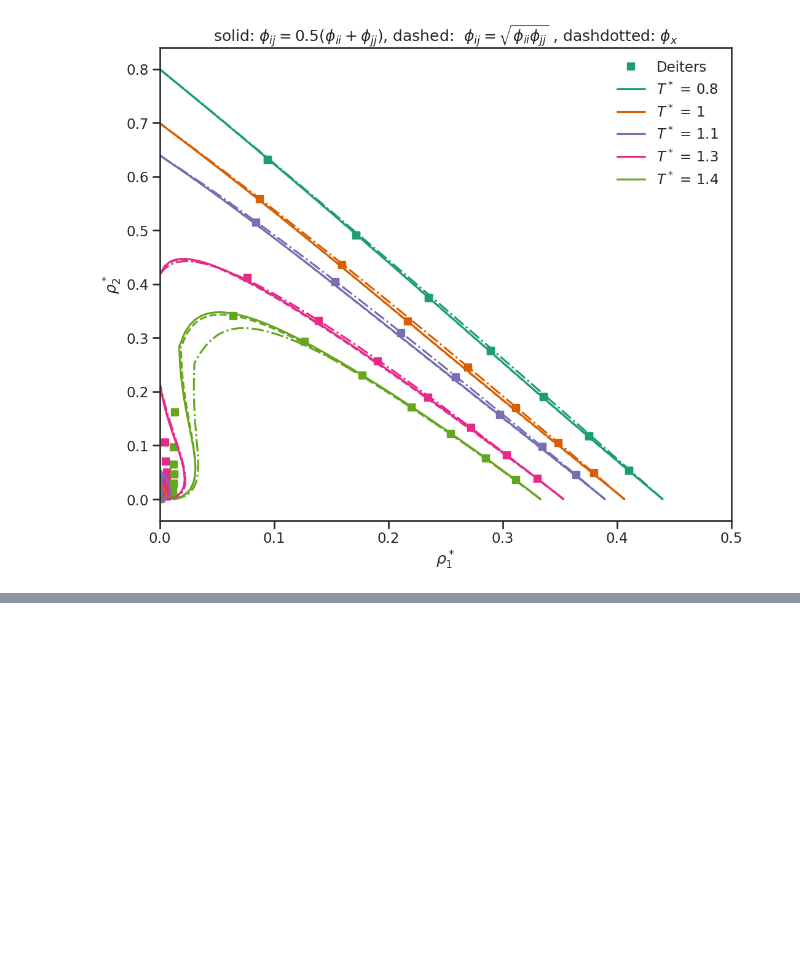
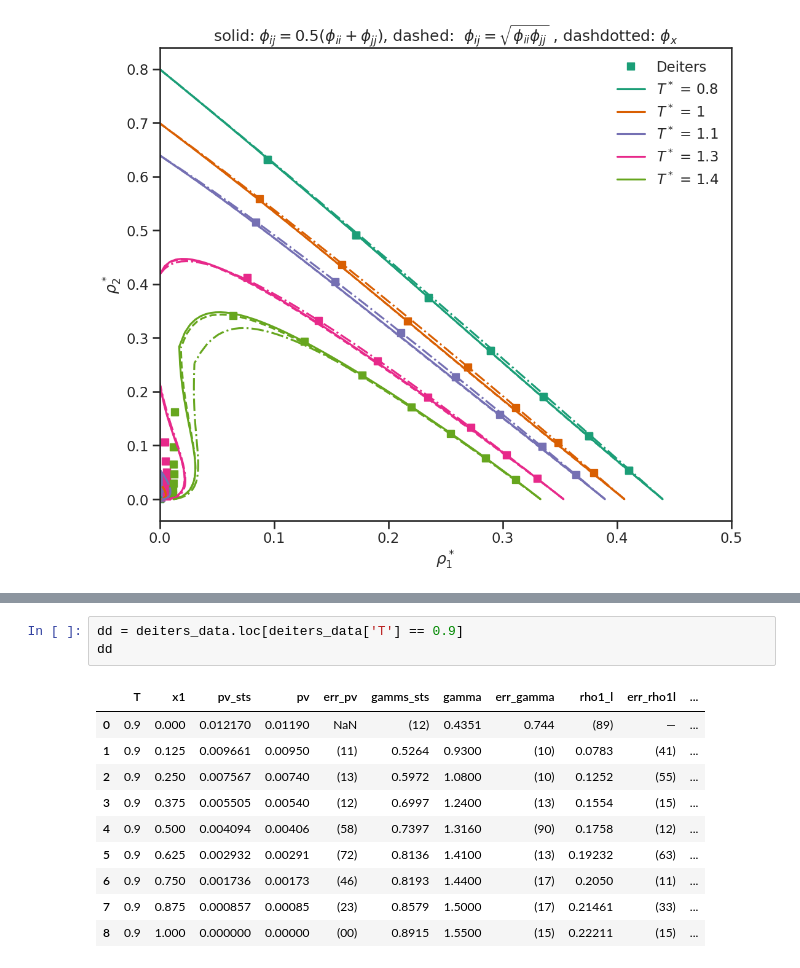
Before and after one commit to thijsvanwesten/feos, a Jupyter notebook: examples/uvchains/ChainMixtures.ipynb, the cells around one changed output, grey strips where cells are left out. Cells and saved outputs as stored; diff of their text form; blank space fills up the shorter version.

```diff
--- a/examples/uvchains/ChainMixtures.ipynb
+++ b/examples/uvchains/ChainMixtures.ipynb
@@ -130,0 +148,14 @@ Text(0.5, 1.0, 'solid: $\\phi_{ij}=0.5(\\phi_{ii} + \\phi_{jj})$, dashed:  $\\ph
+# %%
+dd = deiters_data.loc[deiters_data['T'] == 0.9]
+dd
+# %% [output]
+|  | T | x1 | pv_sts | pv | err_pv | gamms_sts | gamma | err_gamma | rho1_l | err_rho1l | ... |
+| 0 | 0.9 | 0.000 | 0.012170 | 0.01190 | NaN | (12) | 0.4351 | 0.744 | (89) | — | ... |
+| 1 | 0.9 | 0.125 | 0.009661 | 0.00950 | (11) | 0.5264 | 0.9300 | (10) | 0.0783 | (41) | ... |
+| 2 | 0.9 | 0.250 | 0.007567 | 0.00740 | (13) | 0.5972 | 1.0800 | (10) | 0.1252 | (55) | ... |
+| 3 | 0.9 | 0.375 | 0.005505 | 0.00540 | (12) | 0.6997 | 1.2400 | (13) | 0.1554 | (15) | ... |
+| 4 | 0.9 | 0.500 | 0.004094 | 0.00406 | (58) | 0.7397 | 1.3160 | (90) | 0.1758 | (12) | ... |
+| 5 | 0.9 | 0.625 | 0.002932 | 0.00291 | (72) | 0.8136 | 1.4100 | (13) | 0.19232 | (63) | ... |
+| 6 | 0.9 | 0.750 | 0.001736 | 0.00173 | (46) | 0.8193 | 1.4400 | (17) | 0.2050 | (11) | ... |
+| 7 | 0.9 | 0.875 | 0.000857 | 0.00085 | (23) | 0.8579 | 1.5000 | (17) | 0.21461 | (33) | ... |
+| 8 | 0.9 | 1.000 | 0.000000 | 0.00000 | (00) | 0.8915 | 1.5500 | (15) | 0.22211 | (15) | ... |
```
Also changed, not shown: parts of 4 cells of this notebook, 2 other files.
